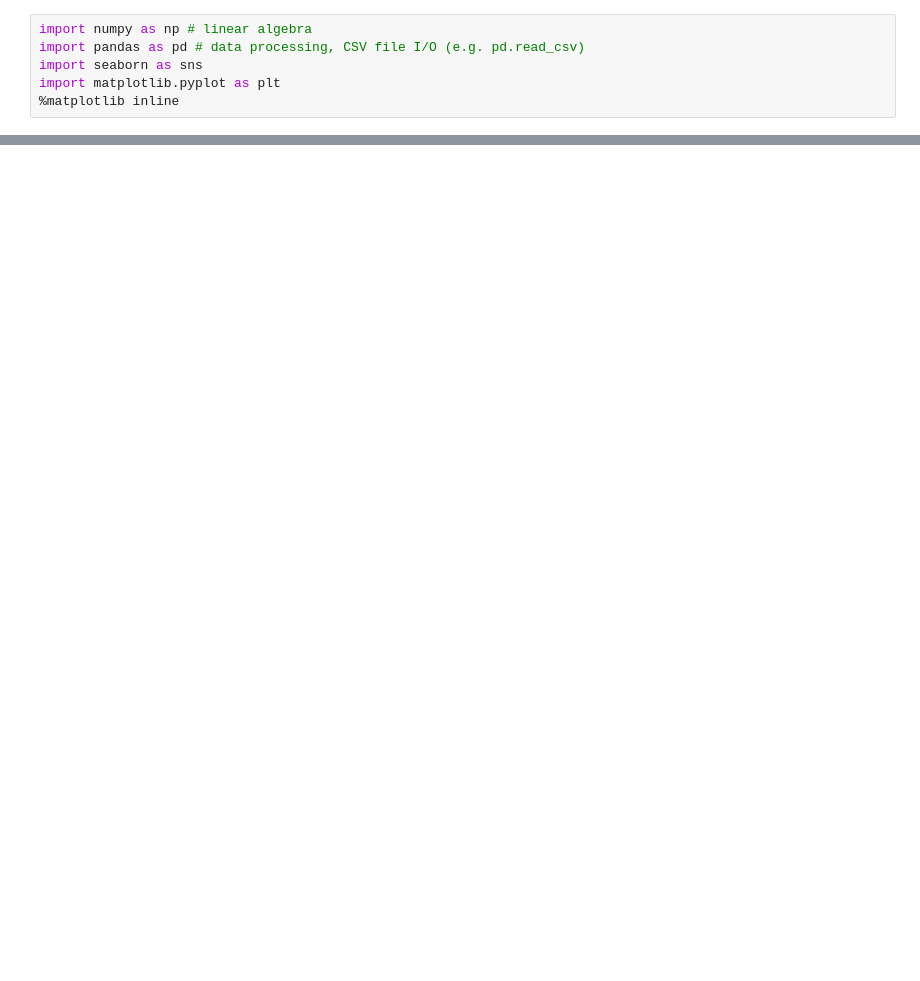
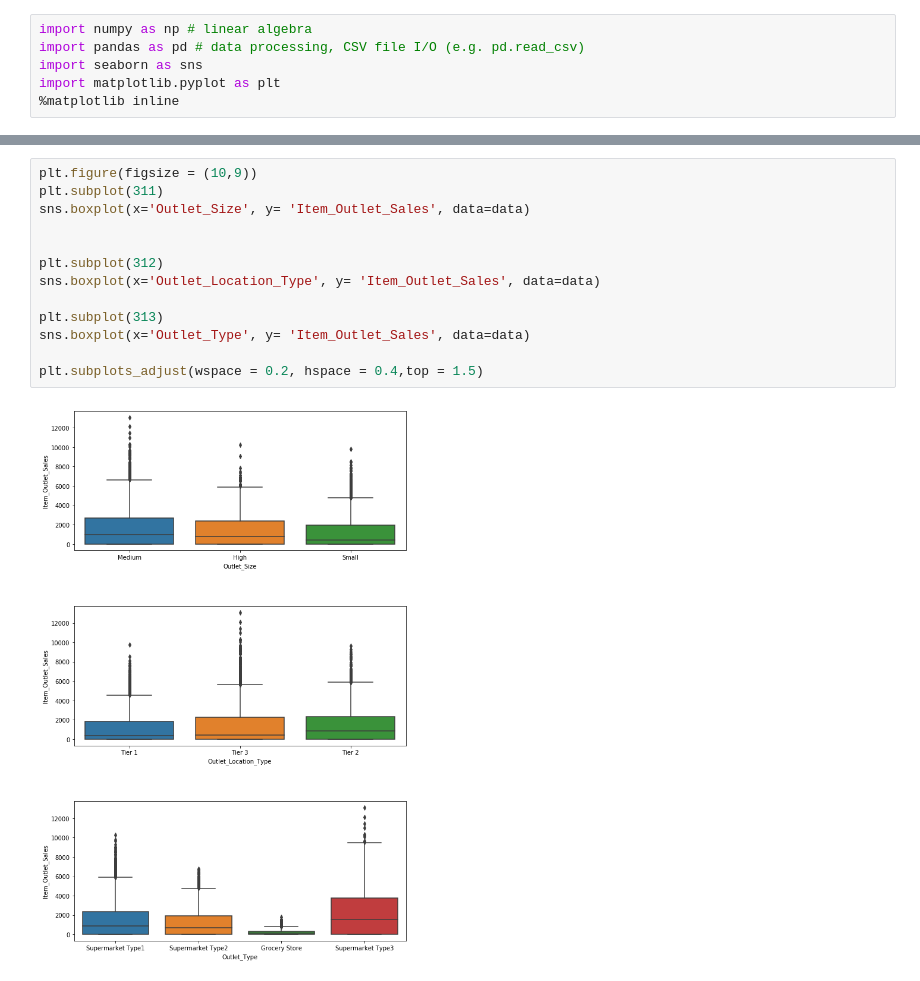
Before and after one commit to pgupta93/BigMartSales-Prediction, a Jupyter notebook: BigMart Sales Prediction.ipynb, the cells around one changed output, grey strips where cells are left out. Drawn from its saved outputs; the diff is of its cells as text; blank space fills up the shorter version.

```diff
--- a/BigMart Sales Prediction.ipynb
+++ b/BigMart Sales Prediction.ipynb
@@ -11,0 +206,15 @@ FileNotFoundError: [WinError 3] The system cannot find the path specified: '../i
+# %%
+plt.figure(figsize = (10,9))
+plt.subplot(311)
+sns.boxplot(x='Outlet_Size', y= 'Item_Outlet_Sales', data=data)
+
+
+plt.subplot(312)
+sns.boxplot(x='Outlet_Location_Type', y= 'Item_Outlet_Sales', data=data)
+
+plt.subplot(313)
+sns.boxplot(x='Outlet_Type', y= 'Item_Outlet_Sales', data=data)
+
+plt.subplots_adjust(wspace = 0.2, hspace = 0.4,top = 1.5)
+# %% [output]
+[figure, added]
```
Also changed, not shown: parts of 47 cells of this notebook.
